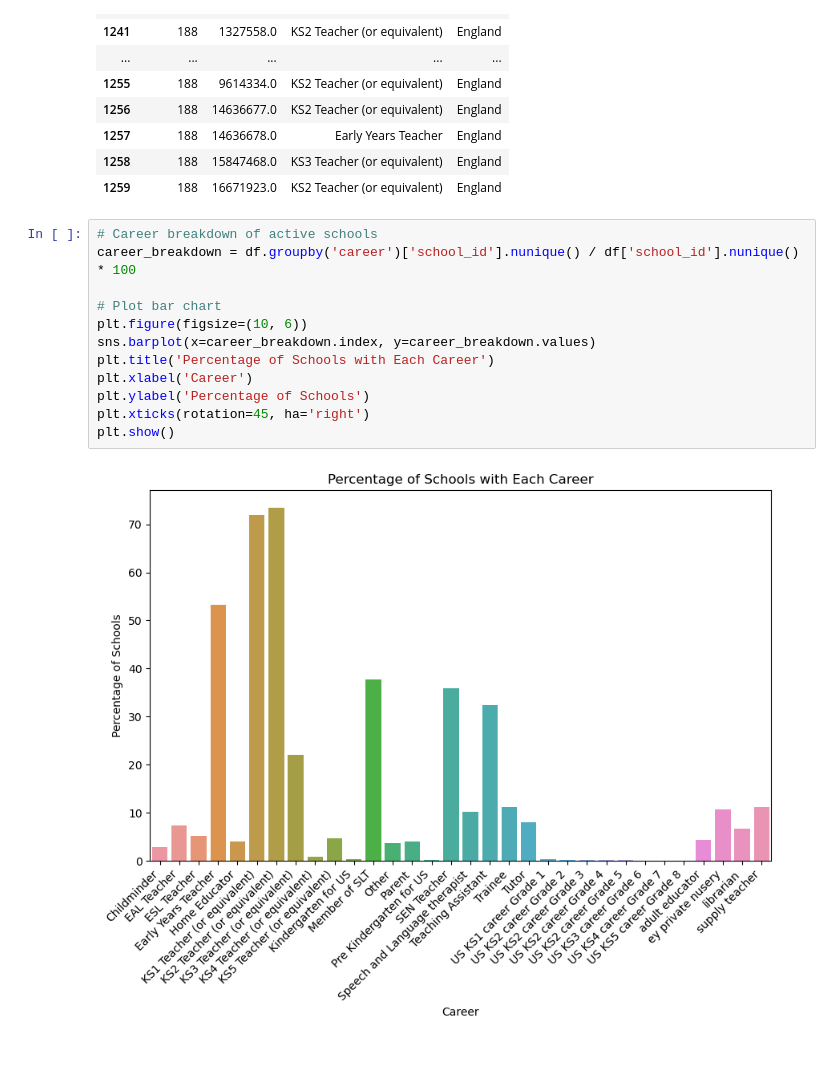
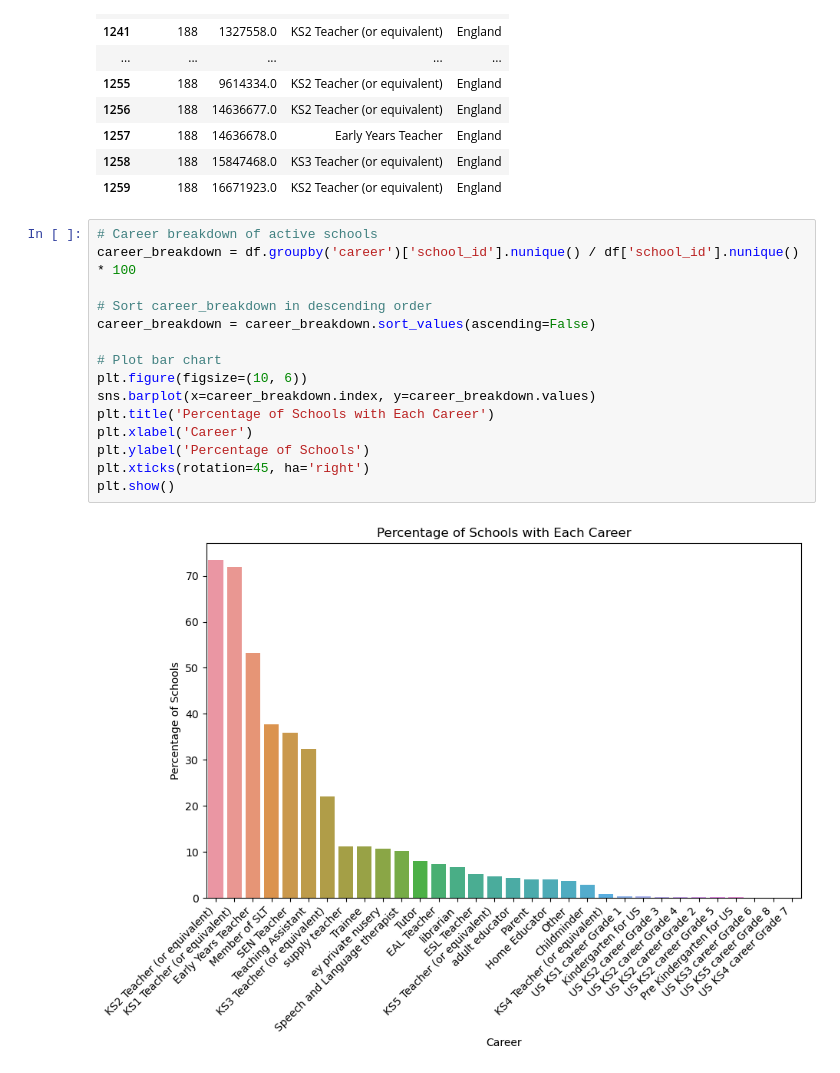
Before and after one commit to pradgade/B2B, a Jupyter notebook: school_career_breakdown_srb_3607.ipynb, the cells around one changed output. Saved outputs shown, nothing was run; the diff lists cells and outputs as text.

```diff
--- a/school_career_breakdown_srb_3607.ipynb
+++ b/school_career_breakdown_srb_3607.ipynb
@@ -94,14 +94,17 @@ df[df.school_id == 188]
 # %%
 # Career breakdown of active schools
 career_breakdown = df.groupby('career')['school_id'].nunique() / df['school_id'].nunique() * 100
+
+# Sort career_breakdown in descending order
+career_breakdown = career_breakdown.sort_values(ascending=False)
 
 # Plot bar chart
 plt.figure(figsize=(10, 6))
 sns.barplot(x=career_breakdown.index, y=career_breakdown.values)
 plt.title('Percentage of Schools with Each Career')
 plt.xlabel('Career')
 plt.ylabel('Percentage of Schools')
 plt.xticks(rotation=45, ha='right')
 plt.show()
 # %% [output]
-[figure, old version]
+[figure, new version]
```
Also changed, not shown: parts of 5 cells of this notebook.
